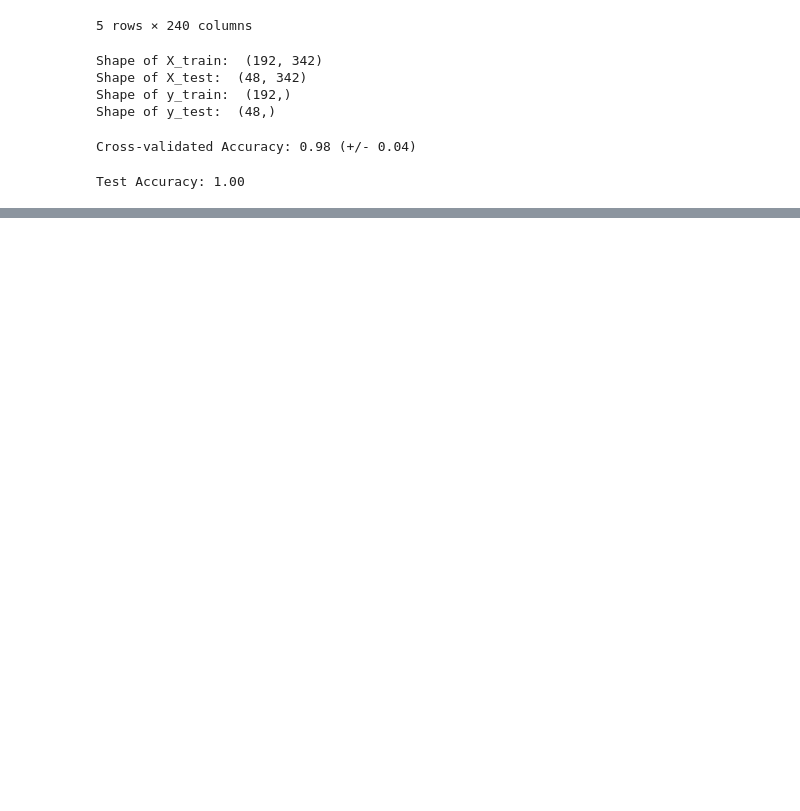
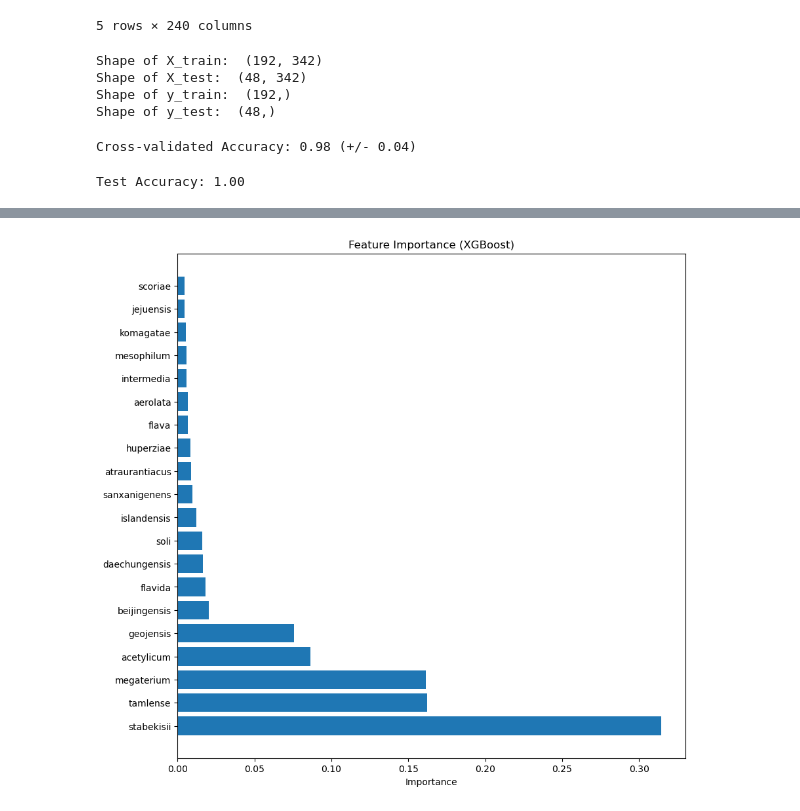
Before and after one commit to tianyi0216/ML_Microbiome, a Jupyter notebook: fumigation_predict.ipynb, the cells around one changed output, grey strips where cells are left out. Cells and saved outputs as stored; diff of their text form; code cells hidden in the pictures; blank space fills up the shorter version.

```diff
--- a/fumigation_predict.ipynb
+++ b/fumigation_predict.ipynb
@@ -593,0 +729,15 @@ Test Accuracy: 1.00
+# %%
+# find important features
+importances = model_XGB.feature_importances_
+sorted_idx = np.argsort(np.abs(importances))[::-1]
+sorted_features = [feature_names[idx] for idx in sorted_idx]
+sorted_importances = importances[sorted_idx]
+# %%
+# plot the 20 most important features
+plt.figure(figsize=(10, 10))
+plt.barh(sorted_features[:20], sorted_importances[:20])
+plt.xlabel("Importance")
+plt.title("Feature Importance (XGBoost)")
+plt.show()
+# %% [output]
+[figure, added]
```
Also changed, not shown: parts of 25 cells of this notebook.
